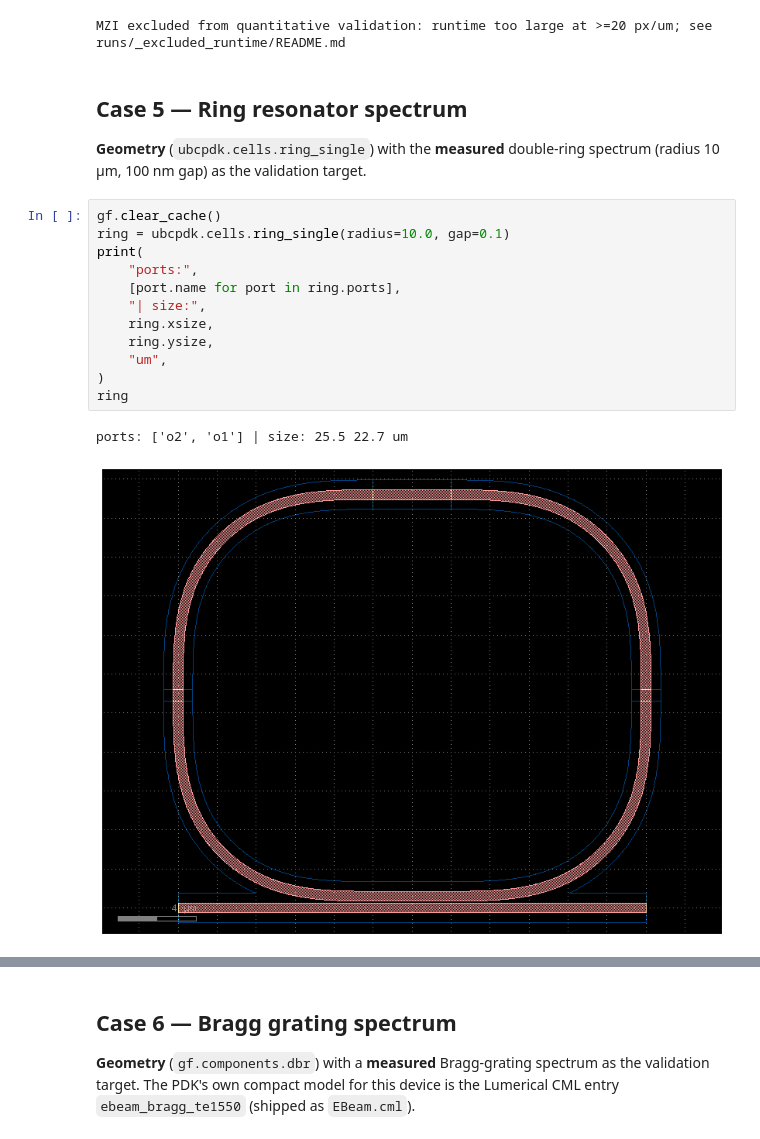
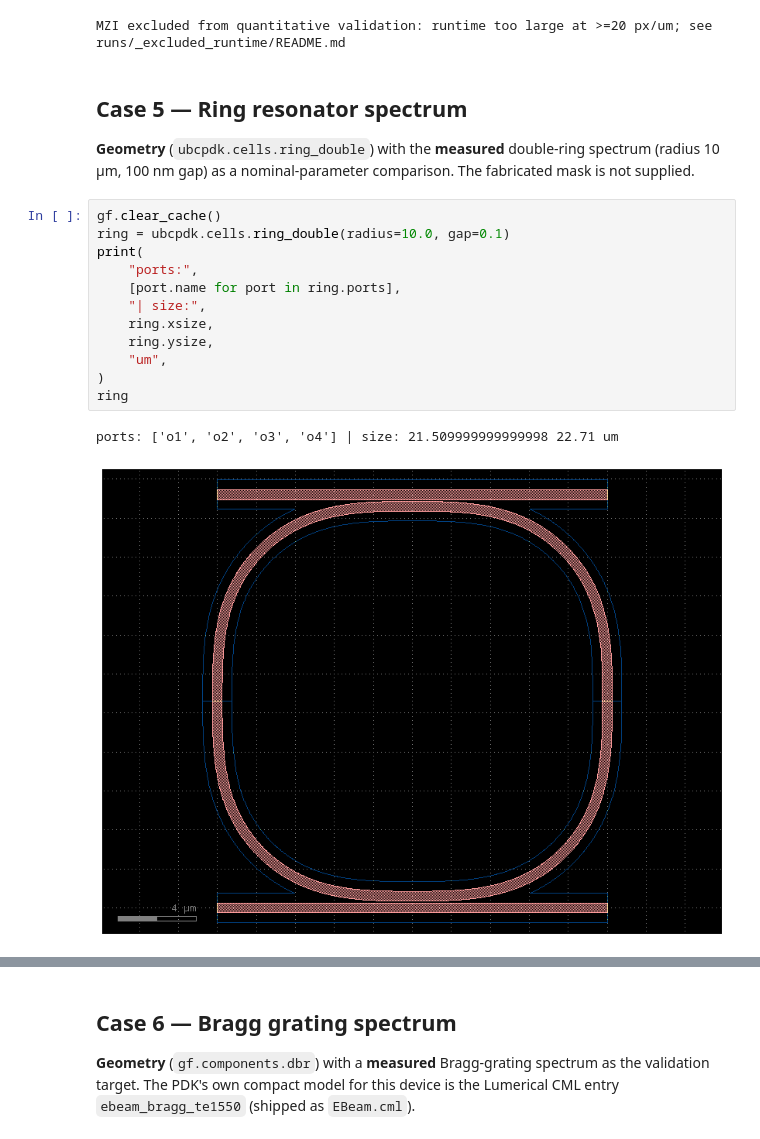
Before and after one commit to EpsilonForge/gsim, a Jupyter notebook: pdk-validation/notebook.ipynb, the cells around one changed output, grey strips where cells are left out. Saved outputs shown, nothing was run; the diff lists cells and outputs as text.

```diff
--- a/pdk-validation/notebook.ipynb
+++ b/pdk-validation/notebook.ipynb
@@ -431,23 +433,23 @@ MZI excluded from quantitative validation: runtime too large at >=20 px/um; see
 # %% [markdown]
 ## Case 5 — Ring resonator spectrum
 
-**Geometry** (`ubcpdk.cells.ring_single`) with the **measured** double-ring
-spectrum (radius 10 µm, 100 nm gap) as the validation target.
+**Geometry** (`ubcpdk.cells.ring_double`) with the **measured** double-ring
+spectrum (radius 10 µm, 100 nm gap) as a nominal-parameter comparison. The fabricated mask is not supplied.
 # %%
 gf.clear_cache()
-ring = ubcpdk.cells.ring_single(radius=10.0, gap=0.1)
+ring = ubcpdk.cells.ring_double(radius=10.0, gap=0.1)
 print(
     "ports:",
     [port.name for port in ring.ports],
     "| size:",
     ring.xsize,
     ring.ysize,
     "um",
 )
 ring
 # %% [output]
-ports: ['o2', 'o1'] | size: 25.5 22.7 um
+ports: ['o1', 'o2', 'o3', 'o4'] | size: 21.509999999999998 22.71 um
-[figure, old version]
+[figure, new version]
 # %%
 figure, axis = plt.subplots(figsize=(8, 3.5))
 try:
```
Also changed, not shown: parts of 23 cells of this notebook, 5 other files.
